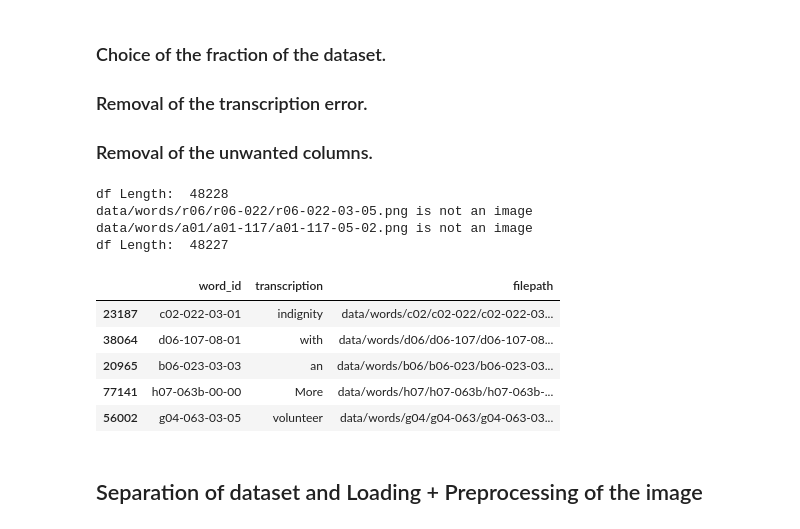
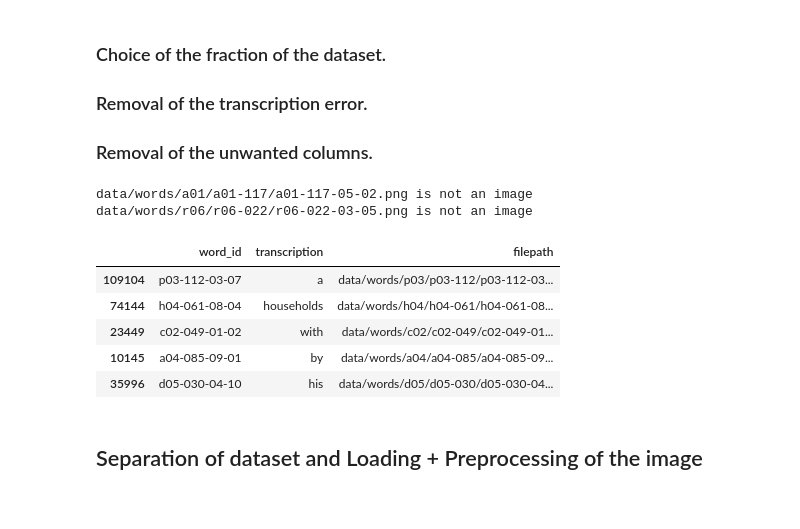
Before and after one commit to Zokoban/pyOCRTEN, a Jupyter notebook: ocr_project.ipynb, the cells around one changed output. Drawn from its saved outputs; the diff is of its cells as text; code cells hidden in the pictures.

Commit message:
Word txt cleaning into function

```diff
--- a/ocr_project.ipynb
+++ b/ocr_project.ipynb
@@ -130,55 +130,57 @@ import imghdr
 
 def img_path(word):
     path=data_dir+word.split("-")[0]+"/"+word.split("-")[0]+"-"+word.split("-")[1]+"/"+word+".png"
 
     return path
 
 def removal_of_corrupt_image(df):
   index_to_drop=[]
   for filepath in Path(data_dir).rglob("*"):
       if filepath.suffix.lower() in image_extensions:
           img_type = imghdr.what(filepath)
           if img_type is None:
               index_to_drop.append(df[df.filepath==str(filepath)].index)
               df=df.drop(labels=df[df.filepath==str(filepath)].index)
               print(f"{filepath} is not an image")
           elif img_type not in img_type_accepted_by_tf:
               df=df.drop(labels=df[df.filepath==str(filepath)].index)
               print(f"{filepath} is a {img_type}, not accepted by TensorFlow and is drop")
   return df
 
+def word_txt_cleaning(word_txt,fraction,random_state=None):
+
+  if random_state==None:
+    random_state=np.random.randint(10000)
+
+  list_columns_to_remove=["segmentation_result","gray_level","x","y","pxw","pxh","grammatical_tag","number_components"]
+
+  df = word_txt[word_txt.segmentation_result == "ok"]\
+      .drop(columns=list_columns_to_remove)\
+      .sample(frac=fraction,random_state=random_state)
+
+  df["filepath"]=df.word_id.apply(img_path)
+  df=removal_of_corrupt_image(df)
+
+  return df
+
 ##################################
 #   Removal of unwanted Column   #
+#   And removal of corrupt image #
 ##################################
 
-list_columns_to_remove=["segmentation_result","gray_level","x","y","pxw","pxh","grammatical_tag","number_components"]
 
-df = word_txt[word_txt.segmentation_result == "ok"]\
-    .drop(columns=list_columns_to_remove)\
-    .sample(frac=fraction,random_state=1234)
+df = word_txt_cleaning(word_txt,fraction)
 
-#----------------------------------------------------
-
-###############################
-#    Removal of corrupt image #
-###############################
-
-print("df Length: ",len(df))
-df["filepath"]=df.word_id.apply(img_path)
-df=removal_of_corrupt_image(df)
-print("df Length: ",len(df))
 df.head()
 # %% [output]
-df Length:  48228
+data/words/a01/a01-117/a01-117-05-02.png is not an image
 data/words/r06/r06-022/r06-022-03-05.png is not an image
-data/words/a01/a01-117/a01-117-05-02.png is not an image
-df Length:  48227
 |  | word_id | transcription | filepath |
-| 23187 | c02-022-03-01 | indignity | data/words/c02/c02-022/c02-022-03... |
-| 38064 | d06-107-08-01 | with | data/words/d06/d06-107/d06-107-08... |
-| 20965 | b06-023-03-03 | an | data/words/b06/b06-023/b06-023-03... |
-| 77141 | h07-063b-00-00 | More | data/words/h07/h07-063b/h07-063b-... |
-| 56002 | g04-063-03-05 | volunteer | data/words/g04/g04-063/g04-063-03... |
+| 109104 | p03-112-03-07 | a | data/words/p03/p03-112/p03-112-03... |
+| 74144 | h04-061-08-04 | households | data/words/h04/h04-061/h04-061-08... |
+| 23449 | c02-049-01-02 | with | data/words/c02/c02-049/c02-049-01... |
+| 10145 | a04-085-09-01 | by | data/words/a04/a04-085/a04-085-09... |
+| 35996 | d05-030-04-10 | his | data/words/d05/d05-030/d05-030-04... |
 # %% [markdown]
 ## Separation of dataset and Loading + Preprocessing of the image
 # %% [markdown]
```
